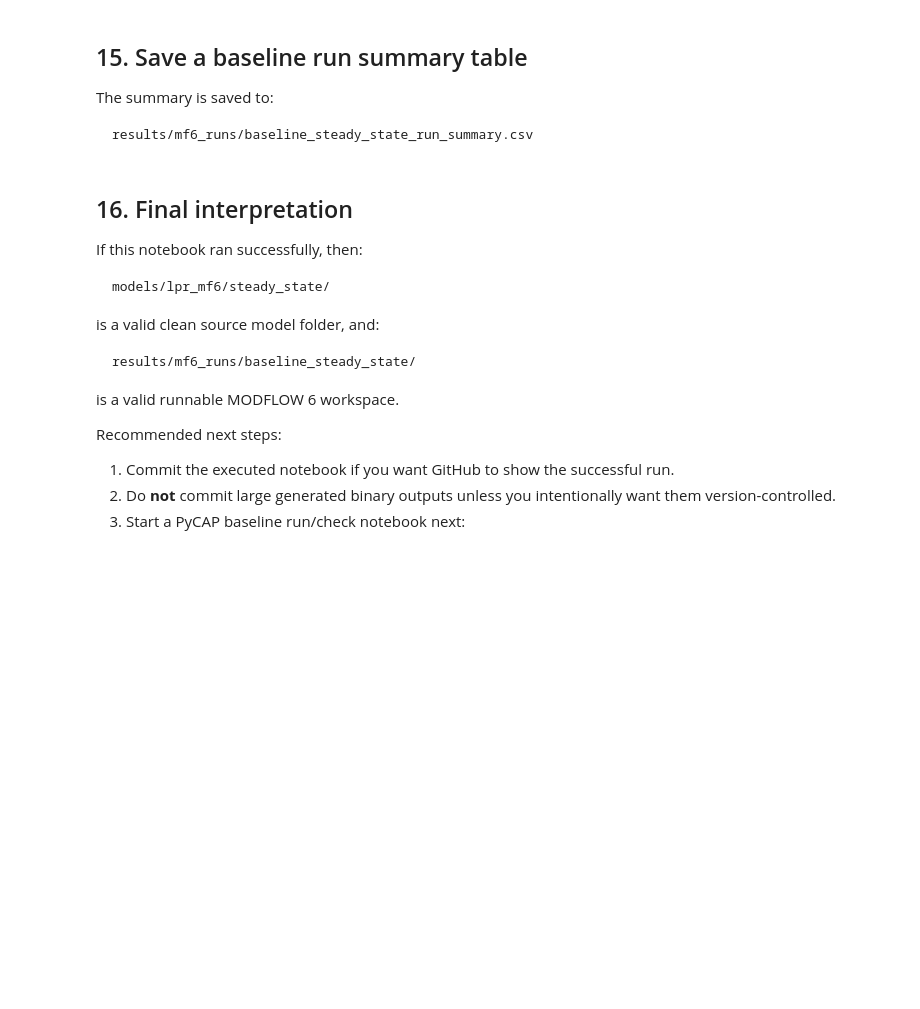
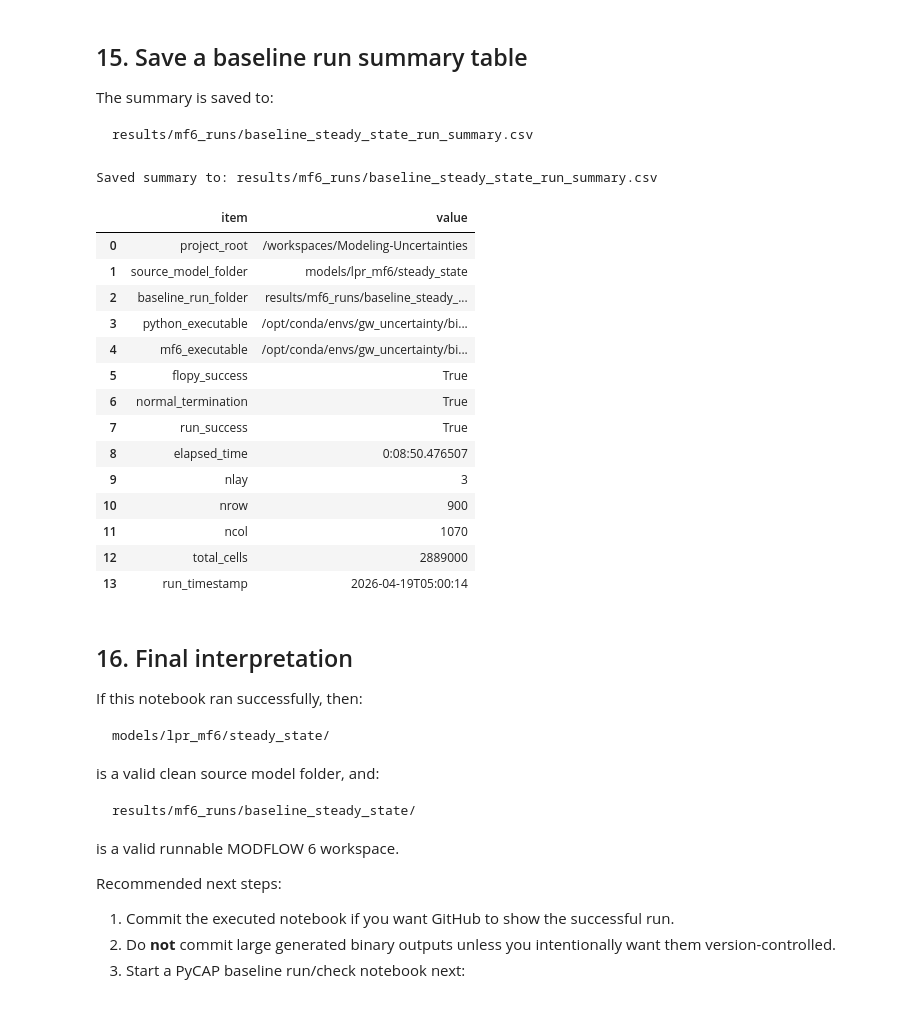
Before and after one commit to JessicaCarvalho007/Modeling-Uncertainties, a Jupyter notebook: notebooks/01_mf6_baseline_run_check.ipynb, the cells around one changed output. Saved outputs shown, nothing was run; the diff lists cells and outputs as text; code cells hidden in the pictures; blank space fills up the shorter version.

Commit message:
Run MODFLOW 6 baseline model check

```diff
--- a/notebooks/01_mf6_baseline_run_check.ipynb
+++ b/notebooks/01_mf6_baseline_run_check.ipynb
@@ -252,33 +329,17 @@ results/mf6_runs/baseline_steady_state/
 # %%
 start_time = datetime.now()
 
-run_result = subprocess.run(
-    ["mf6"],
-    cwd=str(BASELINE_RUN_DIR),
-    capture_output=True,
-    text=True,
-    timeout=300,
+success, buff = sim.run_simulation(
+    silent=False,
+    report=True,
 )
 
 end_time = datetime.now()
 elapsed = end_time - start_time
 
-stdout_path = BASELINE_RUN_DIR / "run_stdout.txt"
-stderr_path = BASELINE_RUN_DIR / "run_stderr.txt"
+run_stdout_path = BASELINE_RUN_DIR / "run_stdout_flopy.txt"
+run_stdout_path.write_text("\n".join(buff), encoding="utf-8")
 
-stdout_path.write_text(run_result.stdout, encoding="utf-8")
-stderr_path.write_text(run_result.stderr, encoding="utf-8")
-
-print(f"Return code: {run_result.returncode}")
+print(f"Run success: {success}")
 print(f"Elapsed time: {elapsed}")
-print(f"Saved stdout to: {stdout_path.relative_to(PROJECT_ROOT)}")
-print(f"Saved stderr to: {stderr_path.relative_to(PROJECT_ROOT)}")
-
-print("\n--- Last 40 lines of MODFLOW stdout ---")
-stdout_lines = run_result.stdout.splitlines()
-for line in stdout_lines[-40:]:
-    print(line)
-
-if run_result.stderr.strip():
-    print("\n--- MODFLOW stderr ---")
-    print(run_result.stderr)
+print(f"Saved run report to: {run_stdout_path.relative_to(PROJECT_ROOT)}")
@@ -285,17 +364,14 @@ if run_result.stderr.strip():
 # %% [markdown]
 ## 10. Check whether the MODFLOW run succeeded
 # %%
-stdout_lower = run_result.stdout.lower()
-stderr_lower = run_result.stderr.lower()
+buff_text = "\n".join(buff).lower()
 
-normal_termination = "normal termination" in stdout_lower
-return_code_ok = run_result.returncode == 0
-
-run_success = return_code_ok and normal_termination
+normal_termination = "normal termination" in buff_text
+run_success = bool(success) and normal_termination
 
 run_summary = pd.DataFrame(
     [
-        {"check": "Return code is 0", "passed": return_code_ok},
+        {"check": "FloPy reported success", "passed": bool(success)},
         {"check": "MODFLOW reported normal termination", "passed": normal_termination},
         {"check": "Overall run success", "passed": run_success},
     ]
@@ -427,27 +586,44 @@ results/mf6_runs/baseline_steady_state_run_summary.csv
 # %%
 summary_rows = [
     {"item": "project_root", "value": str(PROJECT_ROOT)},
     {"item": "source_model_folder", "value": str(LPR_MF6_SOURCE_DIR.relative_to(PROJECT_ROOT))},
     {"item": "baseline_run_folder", "value": str(BASELINE_RUN_DIR.relative_to(PROJECT_ROOT))},
     {"item": "python_executable", "value": sys.executable},
     {"item": "mf6_executable", "value": mf6_path},
-    {"item": "mf6_return_code", "value": run_result.returncode},
+    {"item": "flopy_success", "value": success},
     {"item": "normal_termination", "value": normal_termination},
     {"item": "run_success", "value": run_success},
     {"item": "elapsed_time", "value": str(elapsed)},
     {"item": "nlay", "value": nlay},
     {"item": "nrow", "value": nrow},
     {"item": "ncol", "value": ncol},
     {"item": "total_cells", "value": nlay * nrow * ncol},
     {"item": "run_timestamp", "value": end_time.isoformat(timespec="seconds")},
 ]
 
 baseline_summary = pd.DataFrame(summary_rows)
 summary_path = MF6_RESULTS_DIR / "baseline_steady_state_run_summary.csv"
 baseline_summary.to_csv(summary_path, index=False)
 
 print(f"Saved summary to: {summary_path.relative_to(PROJECT_ROOT)}")
 baseline_summary
+# %% [output]
+Saved summary to: results/mf6_runs/baseline_steady_state_run_summary.csv
+|  | item | value |
+| 0 | project_root | /workspaces/Modeling-Uncertainties |
+| 1 | source_model_folder | models/lpr_mf6/steady_state |
+| 2 | baseline_run_folder | results/mf6_runs/baseline_steady_... |
+| 3 | python_executable | /opt/conda/envs/gw_uncertainty/bi... |
+| 4 | mf6_executable | /opt/conda/envs/gw_uncertainty/bi... |
+| 5 | flopy_success | True |
+| 6 | normal_termination | True |
+| 7 | run_success | True |
+| 8 | elapsed_time | 0:08:50.476507 |
+| 9 | nlay | 3 |
+| 10 | nrow | 900 |
+| 11 | ncol | 1070 |
+| 12 | total_cells | 2889000 |
+| 13 | run_timestamp | 2026-04-19T05:00:14 |
 # %% [markdown]
 ## 16. Final interpretation
 
```
Also changed, not shown: parts of 17 cells of this notebook.
